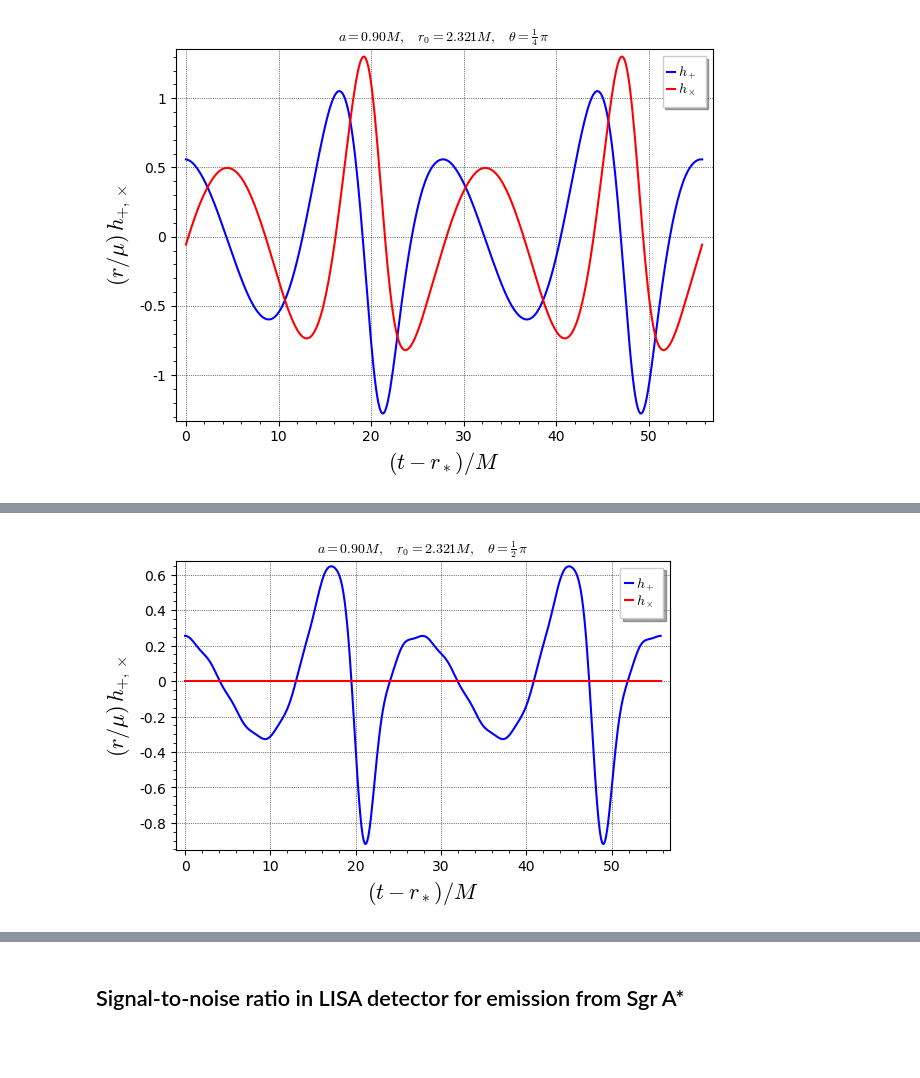
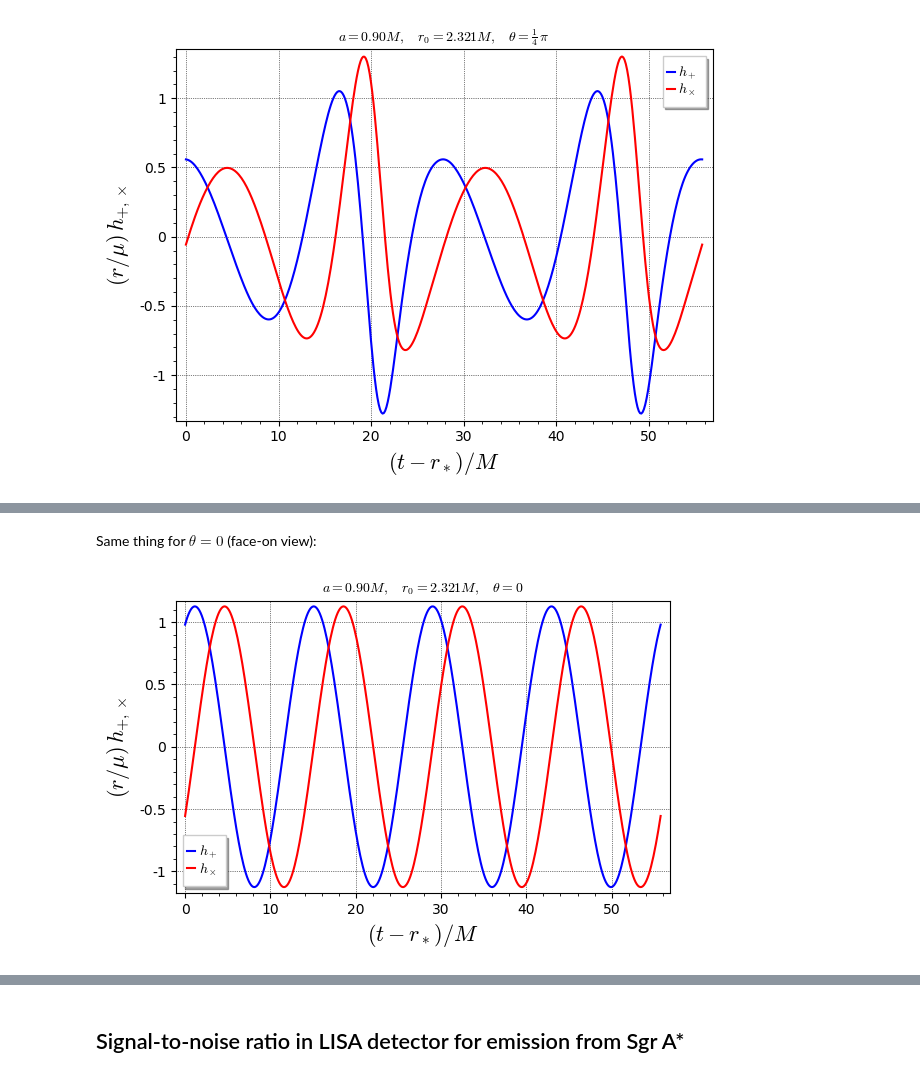
Before and after one commit to BlackHolePerturbationToolkit/kerrgeodesic_gw, a Jupyter notebook: Notebooks/grav_waves_circular.ipynb, the cells around one changed output, grey strips where cells are left out. Saved outputs shown, nothing was run; the diff lists cells and outputs as text; code cells hidden in the pictures; blank space fills up the shorter version.

```diff
--- a/Notebooks/grav_waves_circular.ipynb
+++ b/Notebooks/grav_waves_circular.ipynb
@@ -43,4 +64,7 @@ Same thing for $\theta=\frac{\pi}{2}$:
+# %% [markdown]
+Same thing for $\theta=0$ (face-on view):
 # %%
-plot_h_particle(a, r0, pi/2, phi, umin, umax, plot_points=400)
+theta = 0
+plot_h_particle(a, r0, theta, phi, umin, umax, plot_points=400)
 # %% [output]
-[figure, old version]
+[figure, new version]
```
Also changed, not shown: parts of 22 cells of this notebook, 3 other files.
